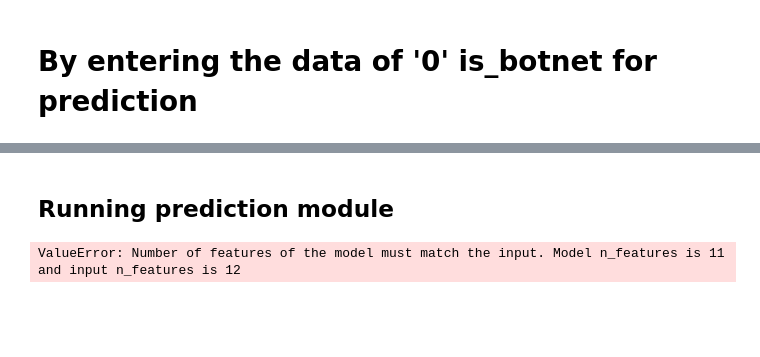
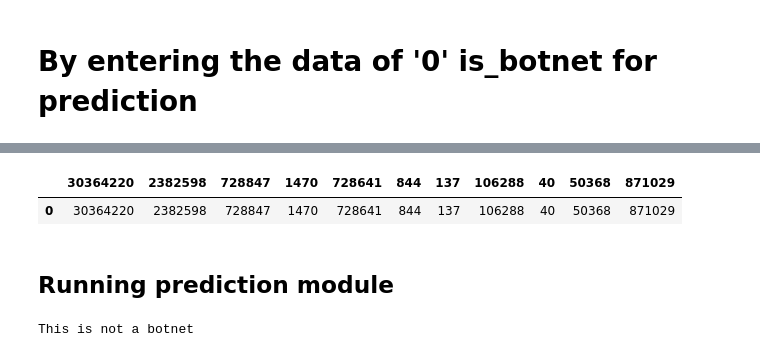
Before and after one commit to NSoni25/Botnet-Detection-Project, a Jupyter notebook: Botnet_Detection.ipynb, the cells around one changed output, grey strips where cells are left out. Cells and saved outputs as stored; diff of their text form; code cells hidden in the pictures; blank space fills up the shorter version.

```diff
--- a/Botnet_Detection.ipynb
+++ b/Botnet_Detection.ipynb
@@ -840,3 +840,9 @@ new_data
+# %%
+new_data.reset_index(drop=True, inplace=True)
+new_data
+# %% [output]
+|  | 30364220 | 2382598 | 728847 | 1470 | 728641 | 844 | 137 | 106288 | 40 | 50368 | 871029 |
+| 0 | 30364220 | 2382598 | 728847 | 1470 | 728641 | 844 | 137 | 106288 | 40 | 50368 | 871029 |
 # %% [markdown]
 ## Running prediction module
 # %%
@@ -846,4 +852,4 @@ if pred==1:
 else:
     print("This is a botnet")
 # %% [output]
-ValueError: Number of features of the model must match the input. Model n_features is 11 and input n_features is 12
+This is not a botnet
```
Also changed, not shown: parts of 1 cell of this notebook.
